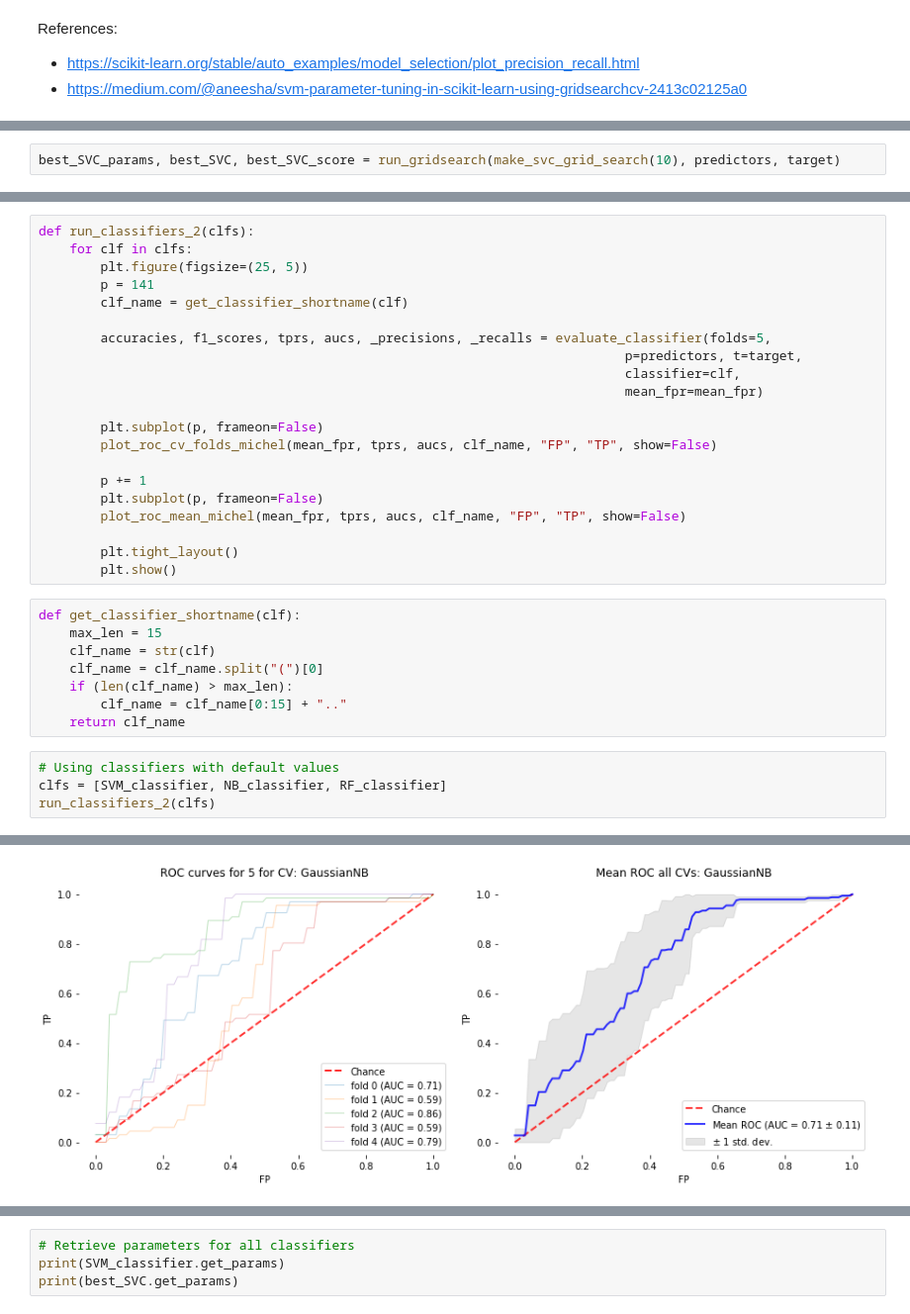
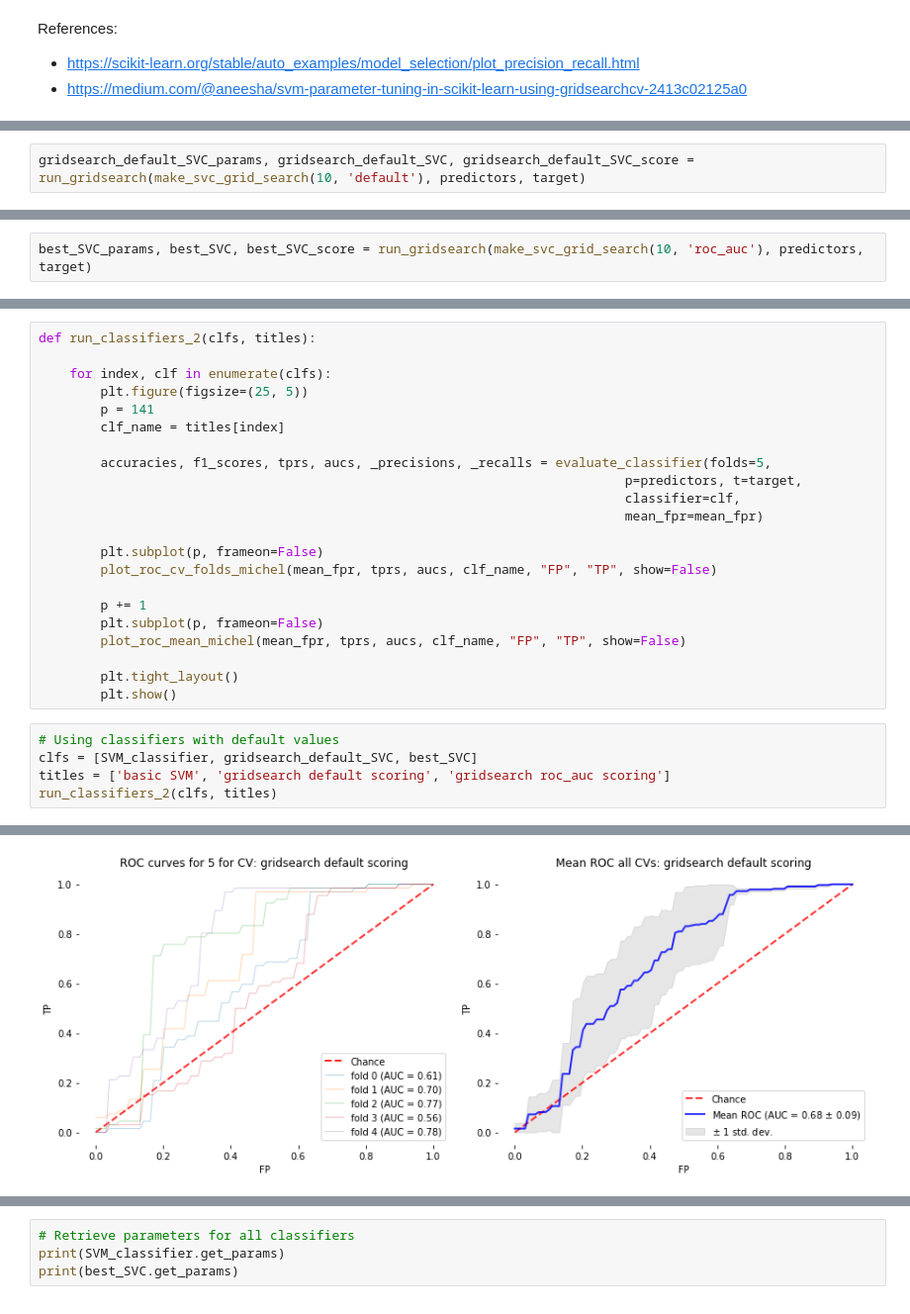
Before and after one commit to vipulpopat/MSCAI_Sem1_Etivity4, a Jupyter notebook: Lab 4 - Comparison of Classifiers - Main_18263461.ipynb, the cells around one changed output, grey strips where cells are left out. Shown: that part at 99% size. Drawn from its saved outputs; the diff is of its cells as text.

```diff
--- a/Lab 4 - Comparison of Classifiers - Main_18263461.ipynb
+++ b/Lab 4 - Comparison of Classifiers - Main_18263461.ipynb
@@ -595,0 +598,2 @@ def run_gridsearch(grid_search, X, y):
+# %%
+gridsearch_default_SVC_params, gridsearch_default_SVC, gridsearch_default_SVC_score = run_gridsearch(make_svc_grid_search(10, 'default'), predictors, target)
@@ -596,4 +606,4 @@ def run_gridsearch(grid_search, X, y):
 # %%
-best_SVC_params, best_SVC, best_SVC_score = run_gridsearch(make_svc_grid_search(10), predictors, target)
+best_SVC_params, best_SVC, best_SVC_score = run_gridsearch(make_svc_grid_search(10, 'roc_auc'), predictors, target)
 # %% [output]
 Starting Grid search. Takes up to 3-5 minutes...
@@ -622,9 +612,10 @@ The only parameters for the GaussianNB is priors which I don't think is very app
 # %%
-def run_classifiers_2(clfs):
-    for clf in clfs:
+def run_classifiers_2(clfs, titles):
+
+    for index, clf in enumerate(clfs):
         plt.figure(figsize=(25, 5))
         p = 141
-        clf_name = get_classifier_shortname(clf)
+        clf_name = titles[index]
 
         accuracies, f1_scores, tprs, aucs, _precisions, _recalls = evaluate_classifier(folds=5,
                                                                             p=predictors, t=target,
@@ -640,16 +631,9 @@ def run_classifiers_2(clfs):
 
         plt.tight_layout()
         plt.show()
-# %%
-def get_classifier_shortname(clf):
-    max_len = 15
-    clf_name = str(clf)
-    clf_name = clf_name.split("(")[0]
-    if (len(clf_name) > max_len):
-        clf_name = clf_name[0:15] + ".."
-    return clf_name
 # %%
 # Using classifiers with default values
-clfs = [SVM_classifier, NB_classifier, RF_classifier]
-run_classifiers_2(clfs)
+clfs = [SVM_classifier, gridsearch_default_SVC, best_SVC]
+titles = ['basic SVM', 'gridsearch default scoring', 'gridsearch roc_auc scoring']
+run_classifiers_2(clfs, titles)
 # %% [output]
@@ -657 +641 @@ run_classifiers_2(clfs)
-[figure, old version]
+[figure, new version]
```
Also changed, not shown: parts of 37 cells of this notebook.
